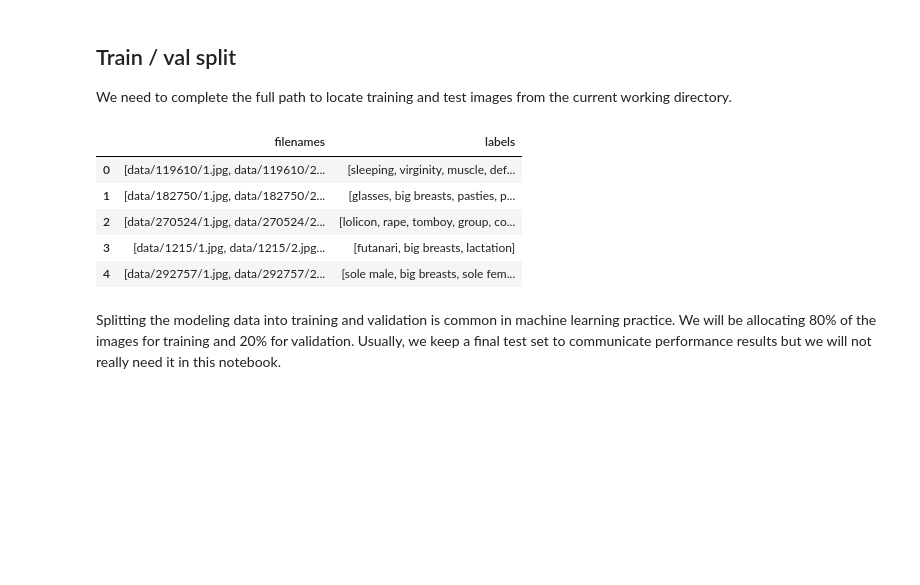
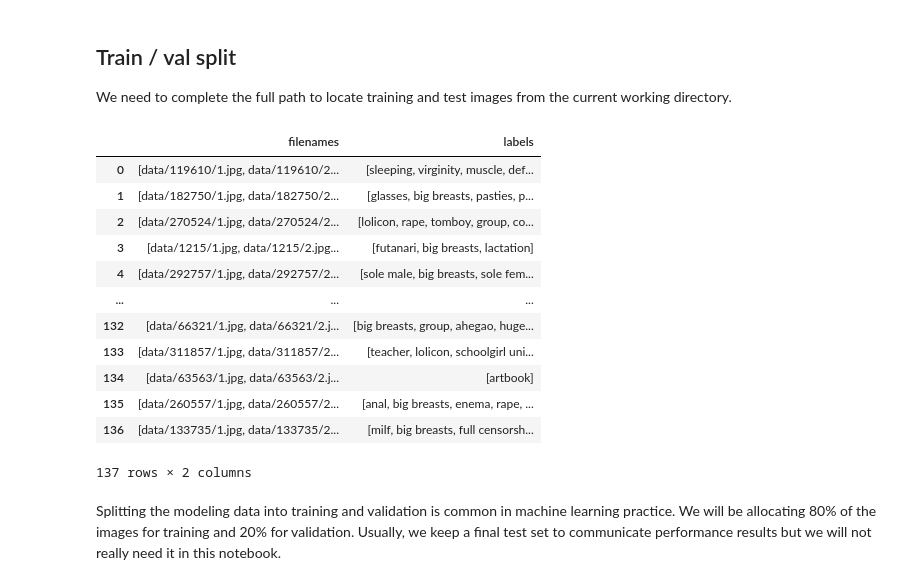
Before and after one commit to shikanime/bepeka, a Jupyter notebook: model.ipynb, the cells around one changed output. Saved outputs shown, nothing was run; the diff lists cells and outputs as text; code cells hidden in the pictures; blank space fills up the shorter version.

```diff
--- a/model.ipynb
+++ b/model.ipynb
@@ -86,15 +93,22 @@ We need to complete the full path to locate training and test images from the cu
 # %%
 image_url_re = re.compile(r"https://i.nhentai.net/galleries/\d+")
 filenames = hentais.apply(lambda x: [image_url_re.sub(os.path.join("data", str(x["id"])), img) for img in x["image_urls"]], axis=1).rename("filenames")
 labels = hentais["tag"].rename("labels")
-pd.concat([filenames, labels], axis=1).head()
+pd.concat([filenames, labels], axis=1)
 # %% [output]
 |  | filenames | labels |
 | 0 | [data/119610/1.jpg, data/119610/2... | [sleeping, virginity, muscle, def... |
 | 1 | [data/182750/1.jpg, data/182750/2... | [glasses, big breasts, pasties, p... |
 | 2 | [data/270524/1.jpg, data/270524/2... | [lolicon, rape, tomboy, group, co... |
 | 3 | [data/1215/1.jpg, data/1215/2.jpg... | [futanari, big breasts, lactation] |
 | 4 | [data/292757/1.jpg, data/292757/2... | [sole male, big breasts, sole fem... |
+| ... | ... | ... |
+| 132 | [data/66321/1.jpg, data/66321/2.j... | [big breasts, group, ahegao, huge... |
+| 133 | [data/311857/1.jpg, data/311857/2... | [teacher, lolicon, schoolgirl uni... |
+| 134 | [data/63563/1.jpg, data/63563/2.j... | [artbook] |
+| 135 | [data/260557/1.jpg, data/260557/2... | [anal, big breasts, enema, rape, ... |
+| 136 | [data/133735/1.jpg, data/133735/2... | [milf, big breasts, full censorsh... |
+137 rows × 2 columns
 # %% [markdown]
 Splitting the modeling data into training and validation is common in machine learning practice.
 We will be allocating 80% of the images for training and 20% for validation.
```
Also changed, not shown: parts of 7 cells of this notebook.
